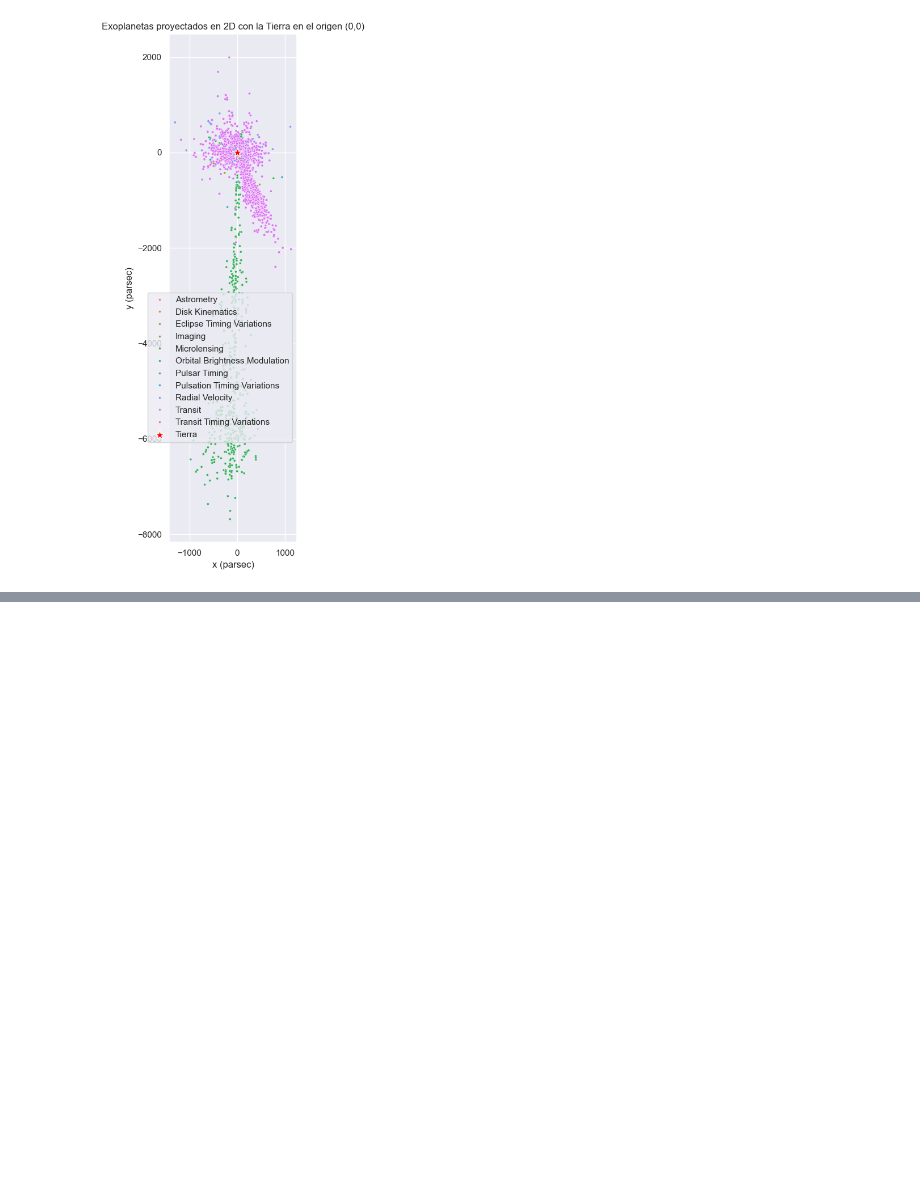
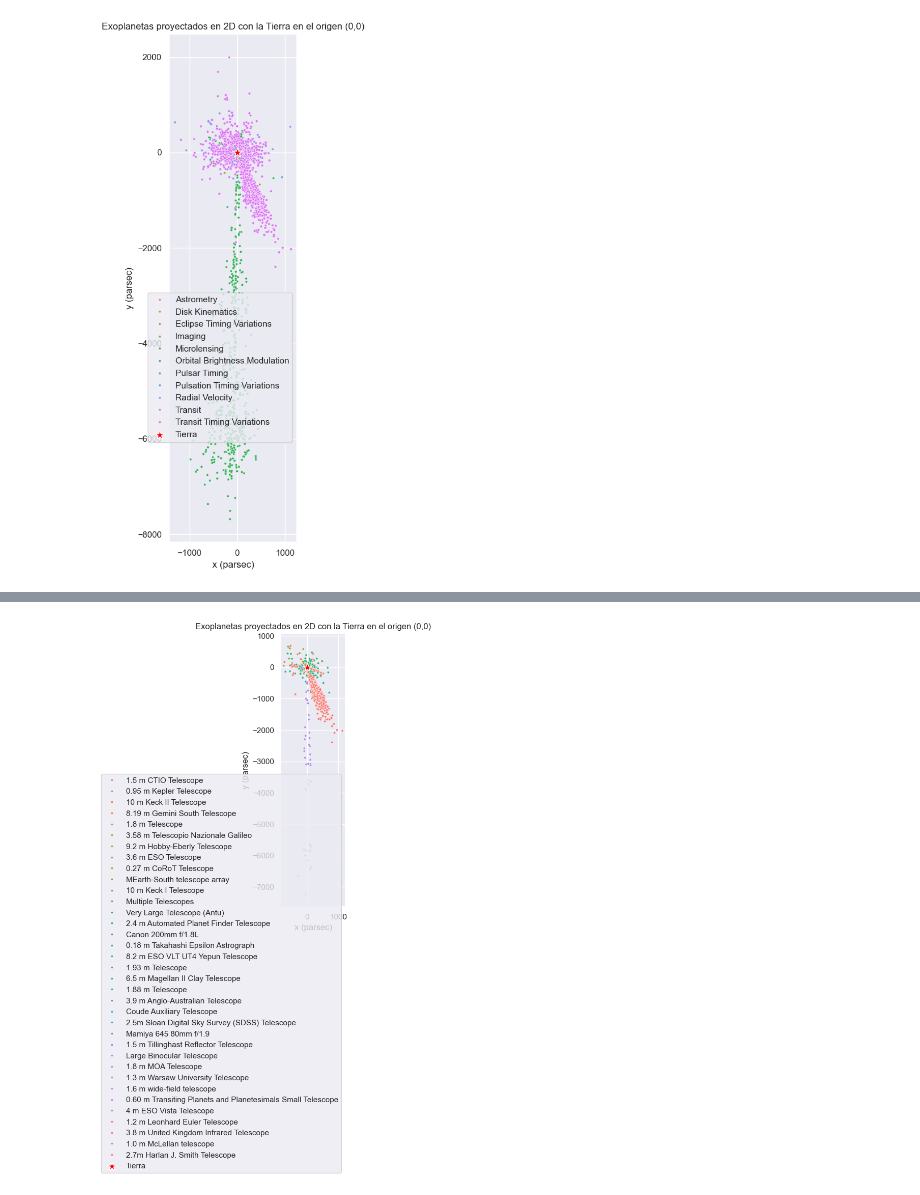
Before and after one commit to raylovesmusic/IMT2200-Proyecto-Grupal-A.R.D.E, a Jupyter notebook: notebooks/entrega_rubrica.ipynb, the cells around one changed output, grey strips where cells are left out. Saved outputs shown, nothing was run; the diff lists cells and outputs as text; code cells hidden in the pictures; blank space fills up the shorter version.

Commit message:
update grafico exo range

```diff
--- a/notebooks/entrega_rubrica.ipynb
+++ b/notebooks/entrega_rubrica.ipynb
@@ -424,0 +431,19 @@ plt.show()
+# %%
+#Aislamos los datos entre el 2014 y 2016
+df_exoplanets[disc_year] = df_discovery[disc_year]
+df_exoplanets[disc_telescope] = df_discovery[disc_telescope]
+exo_range = df_exoplanets[(df_exoplanets[disc_year] >= 2014) & (df_exoplanets[disc_year] <= 2016)]
+
+plt.figure(figsize=(10,10))
+sns.scatterplot(data=exo_range, x='x_pc', y='y_pc', hue = disc_telescope, s=8, alpha=1)
+sns.scatterplot(x=[0], y=[0], color='red', marker='*', s=150, label='Tierra')
+
+plt.gca().set_aspect('equal', adjustable='box')
+plt.xlabel('x (parsec)')
+plt.ylabel('y (parsec)')
+plt.title('Exoplanetas proyectados en 2D con la Tierra en el origen (0,0)')
+plt.legend(loc='upper right', bbox_to_anchor=(1, 0.5))
+plt.tight_layout()
+plt.show()
+# %% [output]
+[figure, added]
```
Also changed, not shown: parts of 7 cells of this notebook.
